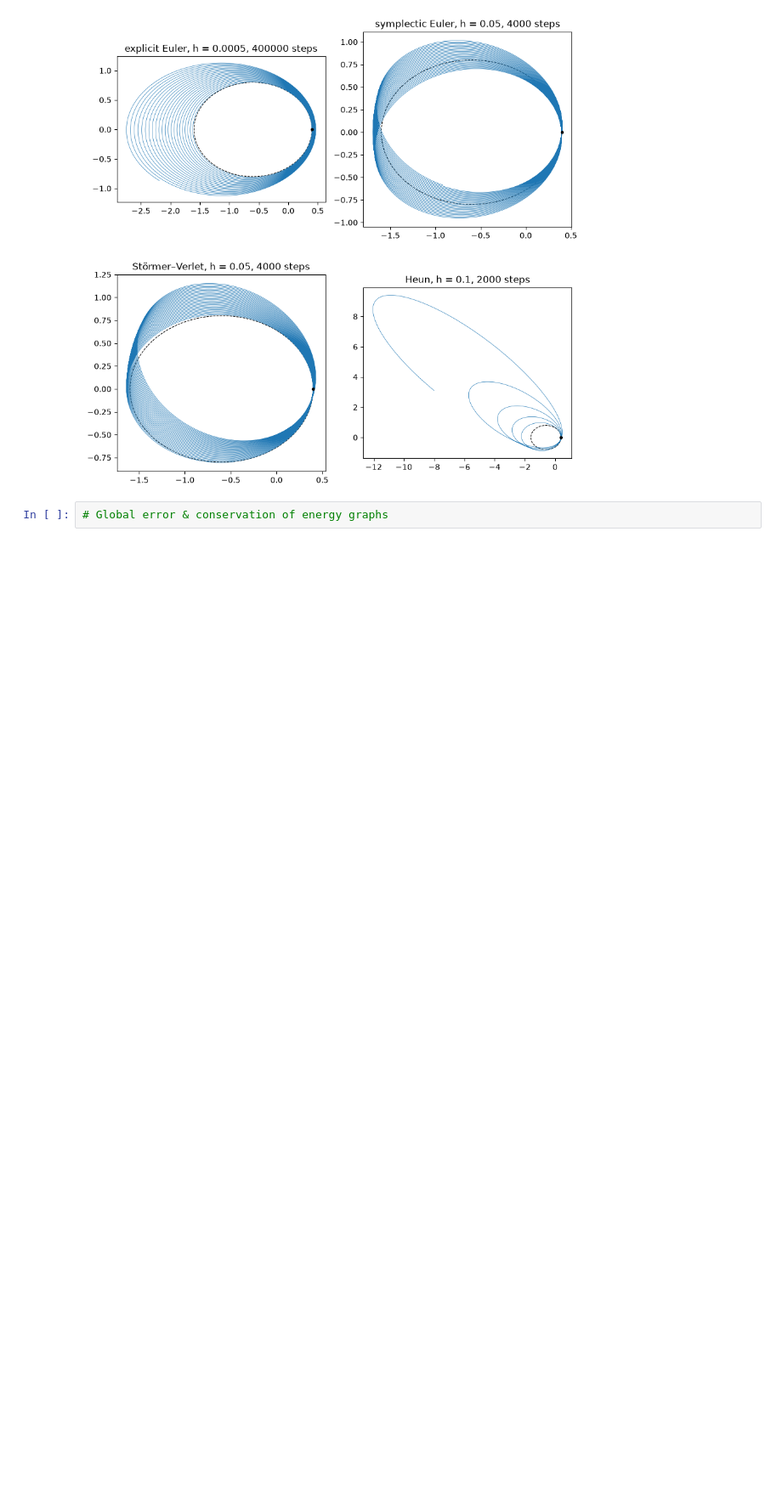
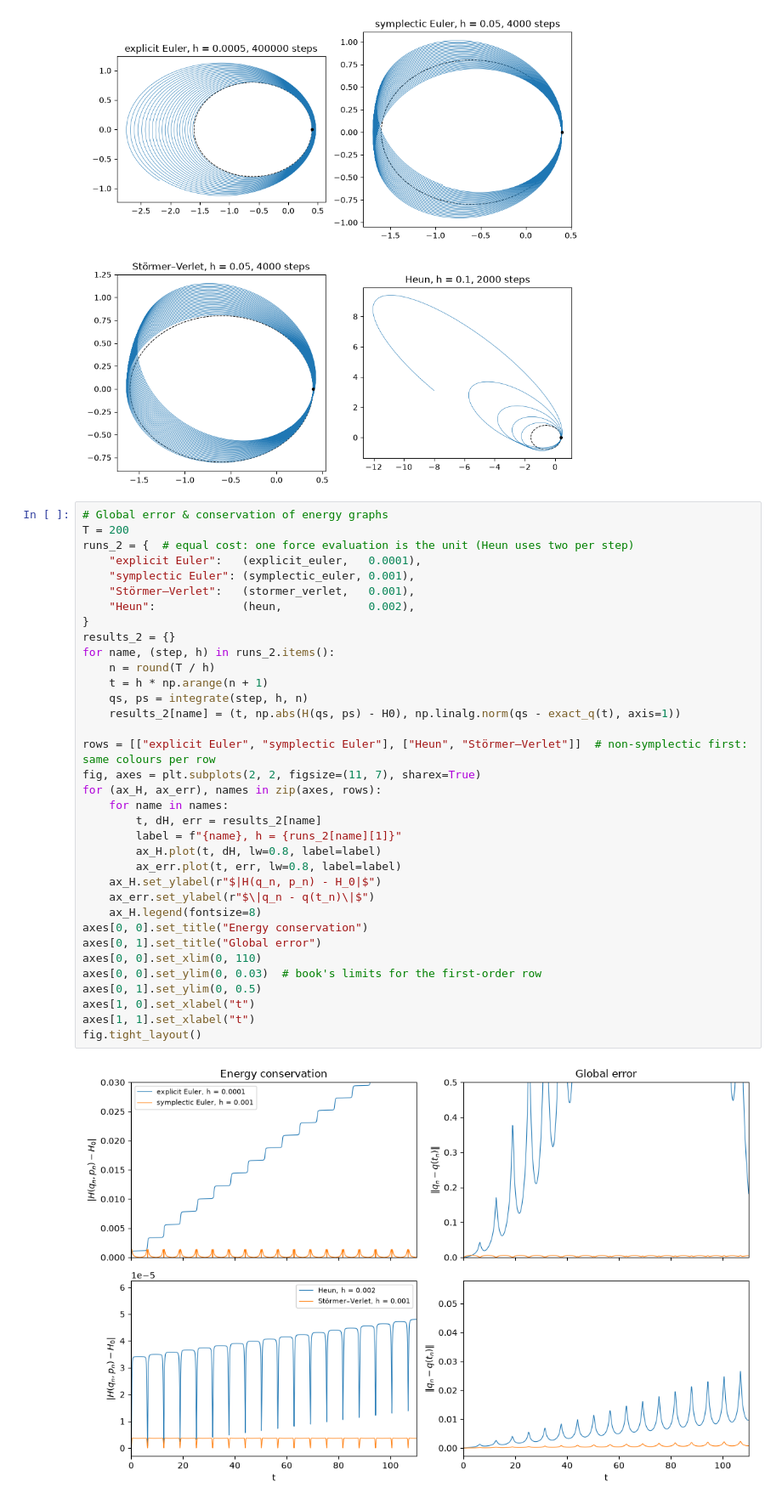
Before and after one commit to max-duxbury/symplectic-methods, a Jupyter notebook: kepler.ipynb, the cells around one changed output. Shown at 85% size. Saved outputs shown, nothing was run; the diff lists cells and outputs as text; blank space fills up the shorter version.

```diff
--- a/kepler.ipynb
+++ b/kepler.ipynb
@@ -124,3 +124,38 @@ fig.tight_layout()
 [figure]
 # %%
 # Global error & conservation of energy graphs
+T = 200
+runs_2 = {  # equal cost: one force evaluation is the unit (Heun uses two per step)
+    "explicit Euler":   (explicit_euler,   0.0001),
+    "symplectic Euler": (symplectic_euler, 0.001),
+    "Störmer–Verlet":   (stormer_verlet,   0.001),
+    "Heun":             (heun,             0.002),
+}
+results_2 = {}
+for name, (step, h) in runs_2.items():
+    n = round(T / h)
+    t = h * np.arange(n + 1)
+    qs, ps = integrate(step, h, n)
+    results_2[name] = (t, np.abs(H(qs, ps) - H0), np.linalg.norm(qs - exact_q(t), axis=1))
+
+rows = [["explicit Euler", "symplectic Euler"], ["Heun", "Störmer–Verlet"]]  # non-symplectic first: same colours per row
+fig, axes = plt.subplots(2, 2, figsize=(11, 7), sharex=True)
+for (ax_H, ax_err), names in zip(axes, rows):
+    for name in names:
+        t, dH, err = results_2[name]
+        label = f"{name}, h = {runs_2[name][1]}"
+        ax_H.plot(t, dH, lw=0.8, label=label)
+        ax_err.plot(t, err, lw=0.8, label=label)
+    ax_H.set_ylabel(r"$|H(q_n, p_n) - H_0|$")
+    ax_err.set_ylabel(r"$\|q_n - q(t_n)\|$")
+    ax_H.legend(fontsize=8)
+axes[0, 0].set_title("Energy conservation")
+axes[0, 1].set_title("Global error")
+axes[0, 0].set_xlim(0, 110)
+axes[0, 0].set_ylim(0, 0.03)  # book's limits for the first-order row
+axes[0, 1].set_ylim(0, 0.5)
+axes[1, 0].set_xlabel("t")
+axes[1, 1].set_xlabel("t")
+fig.tight_layout()
+# %% [output]
+[figure, added]
```
